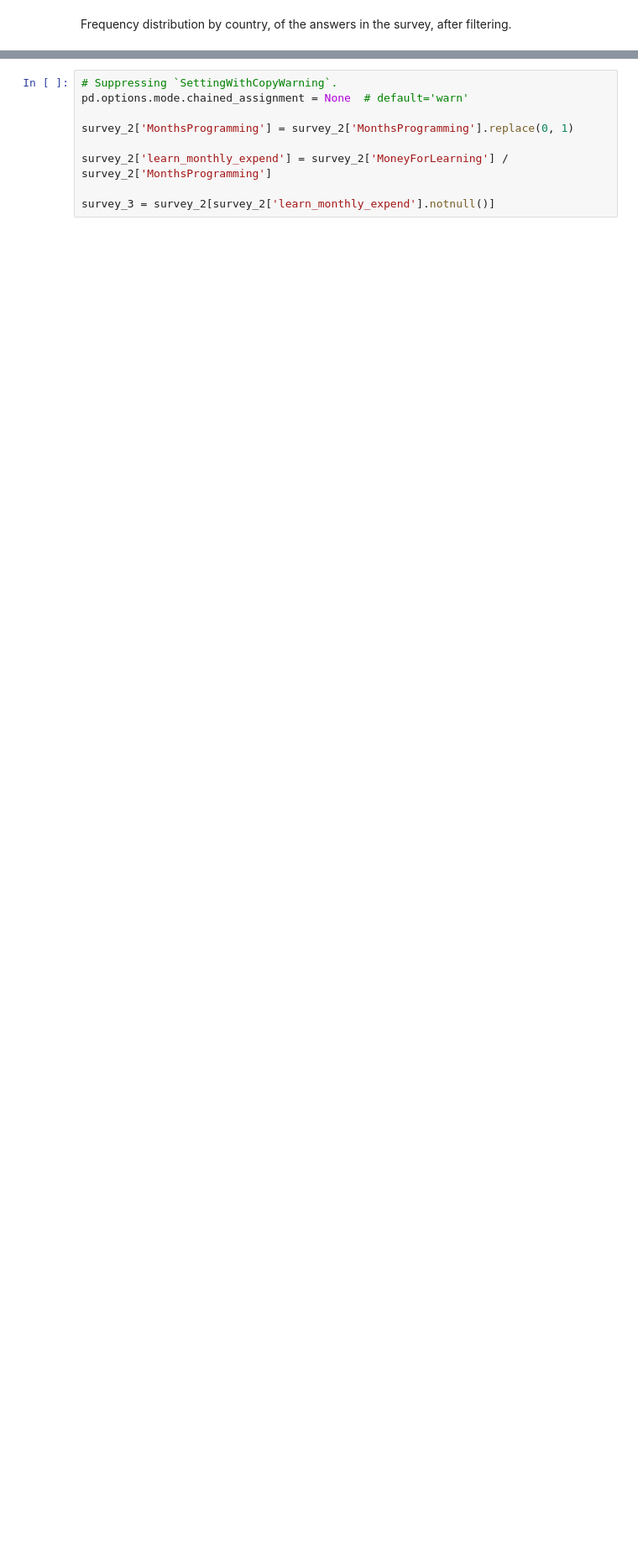
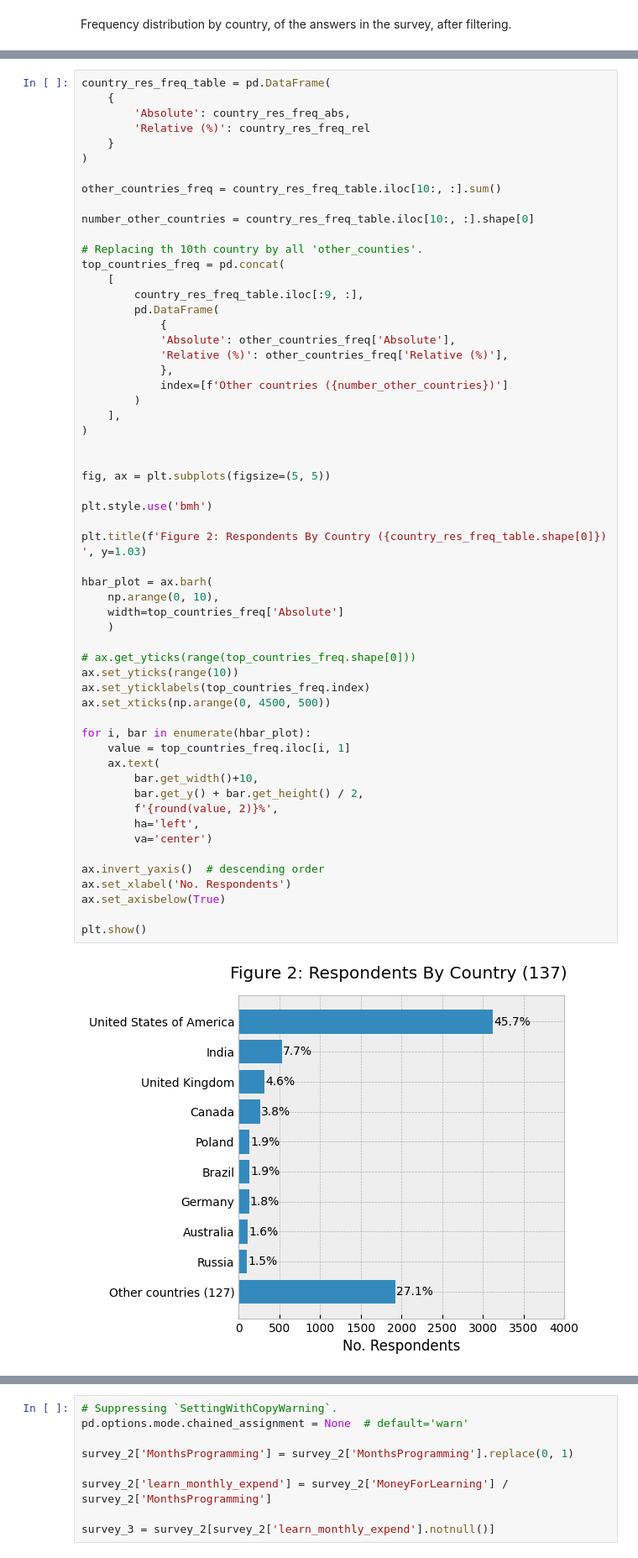
Before and after one commit to P-Roq/data_analysis_projects, a Jupyter notebook: p12 - E-learning For Web And Mobile Developers - Finding The Best Markets To Advertise In/p12_e_learning_for_web_and_mobile_developers_finding_the_best_markets_to_advertise_in.ipynb, the cells around one changed output, grey strips where cells are left out. Shown: that part at 84% size. Cells and saved outputs as stored; diff of their text form; blank space fills up the shorter version.

```diff
--- a/p12 - E-learning For Web And Mobile Developers - Finding The Best Markets To Advertise In/p12_e_learning_for_web_and_mobile_developers_finding_the_best_markets_to_advertise_in.ipynb
+++ b/p12 - E-learning For Web And Mobile Developers - Finding The Best Markets To Advertise In/p12_e_learning_for_web_and_mobile_developers_finding_the_best_markets_to_advertise_in.ipynb
@@ -284 +265,60 @@ country_res_freq_table.shape[0]
+# %%
+country_res_freq_table = pd.DataFrame(
+    {
+        'Absolute': country_res_freq_abs,
+        'Relative (%)': country_res_freq_rel
+    }
+)
+
+other_countries_freq = country_res_freq_table.iloc[10:, :].sum()
+
+number_other_countries = country_res_freq_table.iloc[10:, :].shape[0]
+
+# Replacing th 10th country by all 'other_counties'.
+top_countries_freq = pd.concat(
+    [
+        country_res_freq_table.iloc[:9, :],
+        pd.DataFrame(
+            {
+            'Absolute': other_countries_freq['Absolute'],
+            'Relative (%)': other_countries_freq['Relative (%)'],
+            },
+            index=[f'Other countries ({number_other_countries})']
+        )
+    ],
+)
+
+
+fig, ax = plt.subplots(figsize=(5, 5))
+
+plt.style.use('bmh')
+
+plt.title(f'Figure 2: Respondents By Country ({country_res_freq_table.shape[0]}) ', y=1.03)
+
+hbar_plot = ax.barh(
+    np.arange(0, 10),
+    width=top_countries_freq['Absolute']
+    )
+
+# ax.get_yticks(range(top_countries_freq.shape[0]))
+ax.set_yticks(range(10))
+ax.set_yticklabels(top_countries_freq.index)
+ax.set_xticks(np.arange(0, 4500, 500))
+
+for i, bar in enumerate(hbar_plot):
+    value = top_countries_freq.iloc[i, 1]
+    ax.text(
+        bar.get_width()+10,
+        bar.get_y() + bar.get_height() / 2,
+        f'{round(value, 2)}%',
+        ha='left',
+        va='center')
+
+ax.invert_yaxis()  # descending order
+ax.set_xlabel('No. Respondents')
+ax.set_axisbelow(True)
+
+plt.show()
+# %% [output]
+[figure, added]
 # %% [markdown]
```
Also changed, not shown: parts of 39 cells of this notebook.
